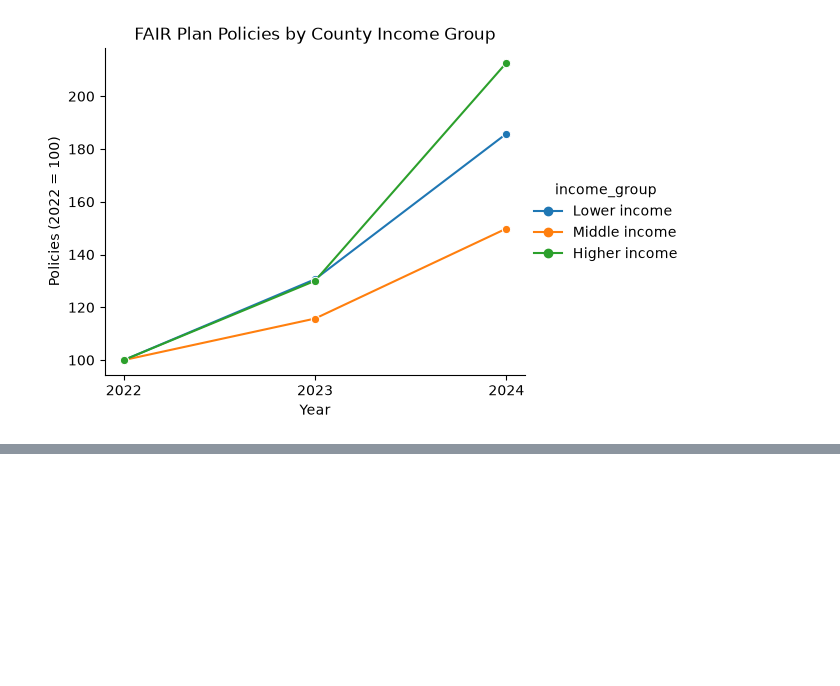
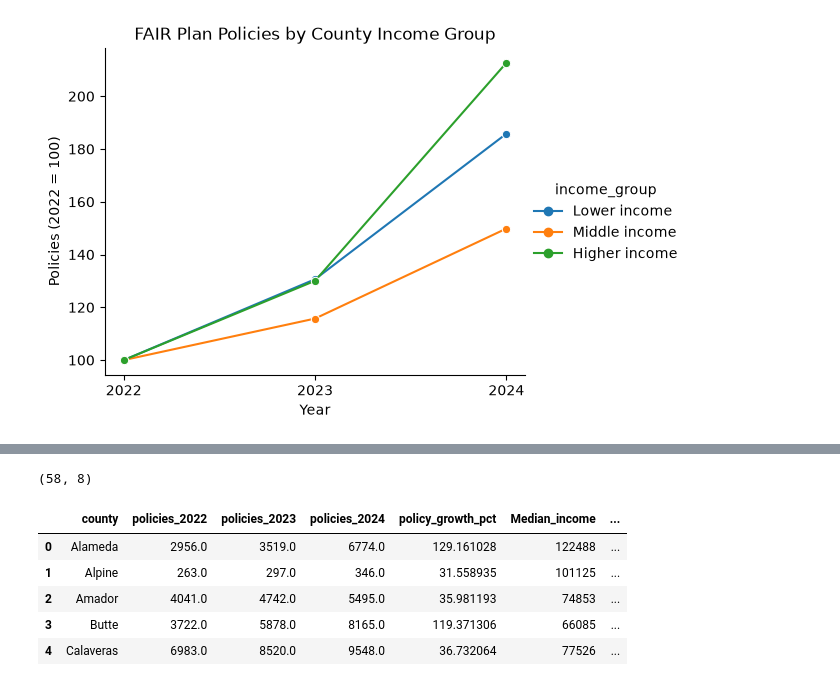
Before and after one commit to maya-schroder/SchroderSwireYangThieu, a Jupyter notebook: scripts/County_Exploratory_Analysis.ipynb, the cells around one changed output, grey strips where cells are left out. Cells and saved outputs as stored; diff of their text form; code cells hidden in the pictures; blank space fills up the shorter version.

Commit message:
Addition of new table and update to county analysis and readme

```diff
--- a/scripts/County_Exploratory_Analysis.ipynb
+++ b/scripts/County_Exploratory_Analysis.ipynb
@@ -326,0 +333,22 @@ g = sns.relplot(
+# %%
+# 5.1 Save the county table
+county_table_export = county_table.rename(columns={
+    2022: 'policies_2022',
+    2023: 'policies_2023',
+    2024: 'policies_2024',
+})
+
+county_table_export.to_csv(
+    processed_fldr / 'County_Income_CFP_Fire_2022_2024.csv',
+    index=False
+)
+print(county_table_export.shape)
+county_table_export.head()
+# %% [output]
+(58, 8)
+|  | county | policies_2022 | policies_2023 | policies_2024 | policy_growth_pct | Median_income | ... |
+| 0 | Alameda | 2956.0 | 3519.0 | 6774.0 | 129.161028 | 122488 | ... |
+| 1 | Alpine | 263.0 | 297.0 | 346.0 | 31.558935 | 101125 | ... |
+| 2 | Amador | 4041.0 | 4742.0 | 5495.0 | 35.981193 | 74853 | ... |
+| 3 | Butte | 3722.0 | 5878.0 | 8165.0 | 119.371306 | 66085 | ... |
+| 4 | Calaveras | 6983.0 | 8520.0 | 9548.0 | 36.732064 | 77526 | ... |
```
Also changed, not shown: parts of 1 cell of this notebook, 2 other files.
